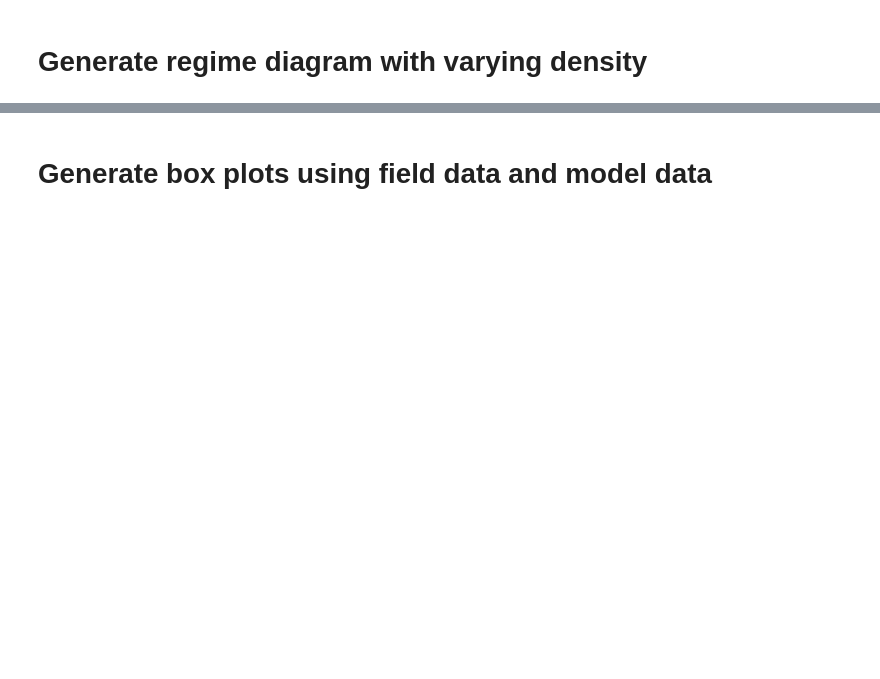
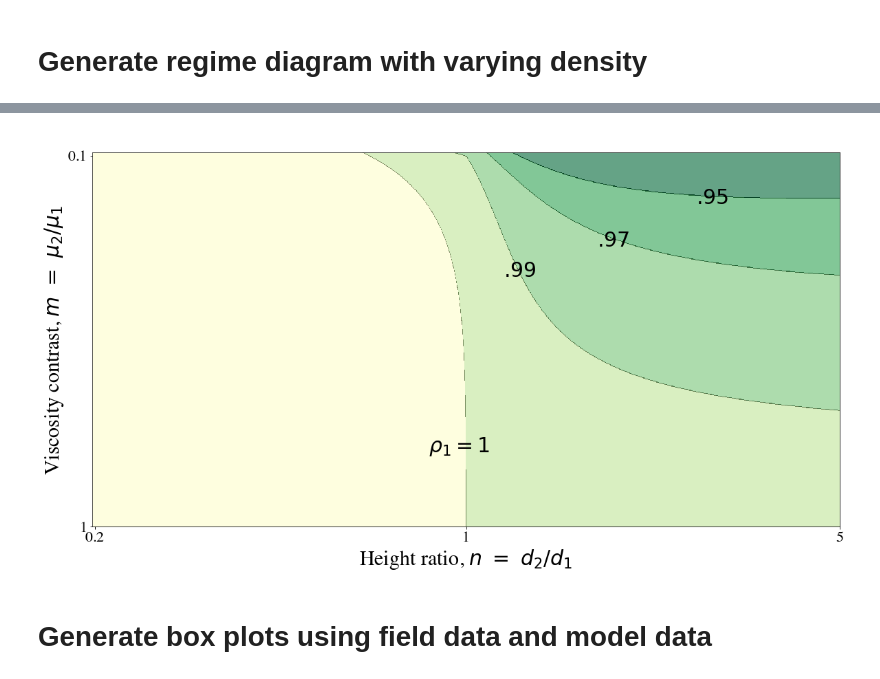
Before and after one commit to saspinner/pahoehoetoaa, a Jupyter notebook: figure_generator.ipynb, the cells around one changed output, grey strips where cells are left out. Drawn from its saved outputs; the diff is of its cells as text; code cells hidden in the pictures; blank space fills up the shorter version.

Commit message:
[figure generator] stacked multiple phase diagram boundaries onto one graphic

```diff
--- a/figure_generator.ipynb
+++ b/figure_generator.ipynb
@@ -182,3 +156,94 @@ fig.savefig("phase_diagrams/{}".format(COLOR))
+# %%
+def make_line_matrix(m):
+    new_m = np.zeros_like(m)
+    for i, row in enumerate(m):
+        last_val = row[0]
+        for j, col in enumerate(row):
+            if col != last_val or (i != 0 and col != m[i - 1, j]) or (i != len(m) - 1 and col != m[i + 1, j]):
+                new_m[i, j] = 1
+
+            last_val = col
+
+    return new_m
+# %%
+#-------MAKING ONE GRAPH WITH MULTIPLE STABILITY BOUNDARIES-----------#
+# we might want to create mu2s logarithmically
+
+# Controls y-axis of phase diagram
+LOG = False
+
+
+ranges = {
+    "N_MIN" : .2,
+    "N_MAX" : .9999,
+
+    "N_MIN2" : 1,
+    "N_MAX2" : 5,
+
+#     "M_MIN" : -1,
+#     "M_MAX" : -1e-6,
+
+    "M_MIN" : .1,
+    "M_MAX" : .999,
+
+    "NUM_LABELS_Y" : 2,
+    "NUM_LABELS_X" : 3,
+
+    "X_LABELS" : [.2, 1, 5],
+
+    "N_SAMPLES" : 1000
+}
+
+ranges["Y_LABELS"] = [.1, 1]
+
+params = {
+    "g" : 1,
+    "U0": 1,
+    "dP" : 0,
+
+    "verbose" : False,
+
+    "mu1" : 1,
+    "rho1" : 1,
+    "rho2" : 1,
+    "d1" : 1
+}
+
+rho1s = [.99, .97, .95]
+d_matrix = calc_design_matrix(ranges["N_SAMPLES"], params, ranges, binary=True, log=LOG)
+
+for rho1 in rho1s:
+    params["rho1"] = rho1
+
+    d_matrix += calc_design_matrix(ranges["N_SAMPLES"], params, ranges, binary=True, log=LOG)
+    #fig, ax = plt.subplots(figsize=(12,12))
+    #im = create_phase_diagram(params, ranges, ax, color=custom_map, title=title, matrix=d_matrix, opacity=1)
+
+title = " "
+lines = make_line_matrix(d_matrix)
+fig, ax = plt.subplots(figsize=(20,10))
+
+im = create_phase_diagram(params, ranges, ax, color=custom_map, title=title, matrix=d_matrix)
+im = create_phase_diagram(params, ranges, ax, color="Greys", title=title, matrix=lines, opacity=.4)
+
+F_SIZE = 30
+
+# Non-log text positions/vals
+# plt.text(900, 450, "$\u03C1_1 = 1$", rotation=360, fontsize=F_SIZE)
+# plt.text(1200, 225, "$.99$", rotation=360, fontsize=F_SIZE)
+# plt.text(1500, 180, "$.97$", rotation=360, fontsize=F_SIZE)
+# plt.text(1700, 130, "$.95$", rotation=360, fontsize=F_SIZE)
+
+plt.text(900, 800, "$\u03C1_1 = 1$", rotation=360, fontsize=F_SIZE)
+plt.text(1100, 330, "$.99$", rotation=360, fontsize=F_SIZE)
+plt.text(1350, 250, "$.97$", rotation=360, fontsize=F_SIZE)
+plt.text(1615, 135, "$.95$", rotation=360, fontsize=F_SIZE)
+
+#plt.tight_layout()
+
+fig.savefig("phase_diagrams/final_larger")
+# %% [output]
+[figure, added]
 # %% [markdown]
 # Generate box plots using field data and model data
 # %%
```
Also changed, not shown: parts of 5 cells of this notebook.
